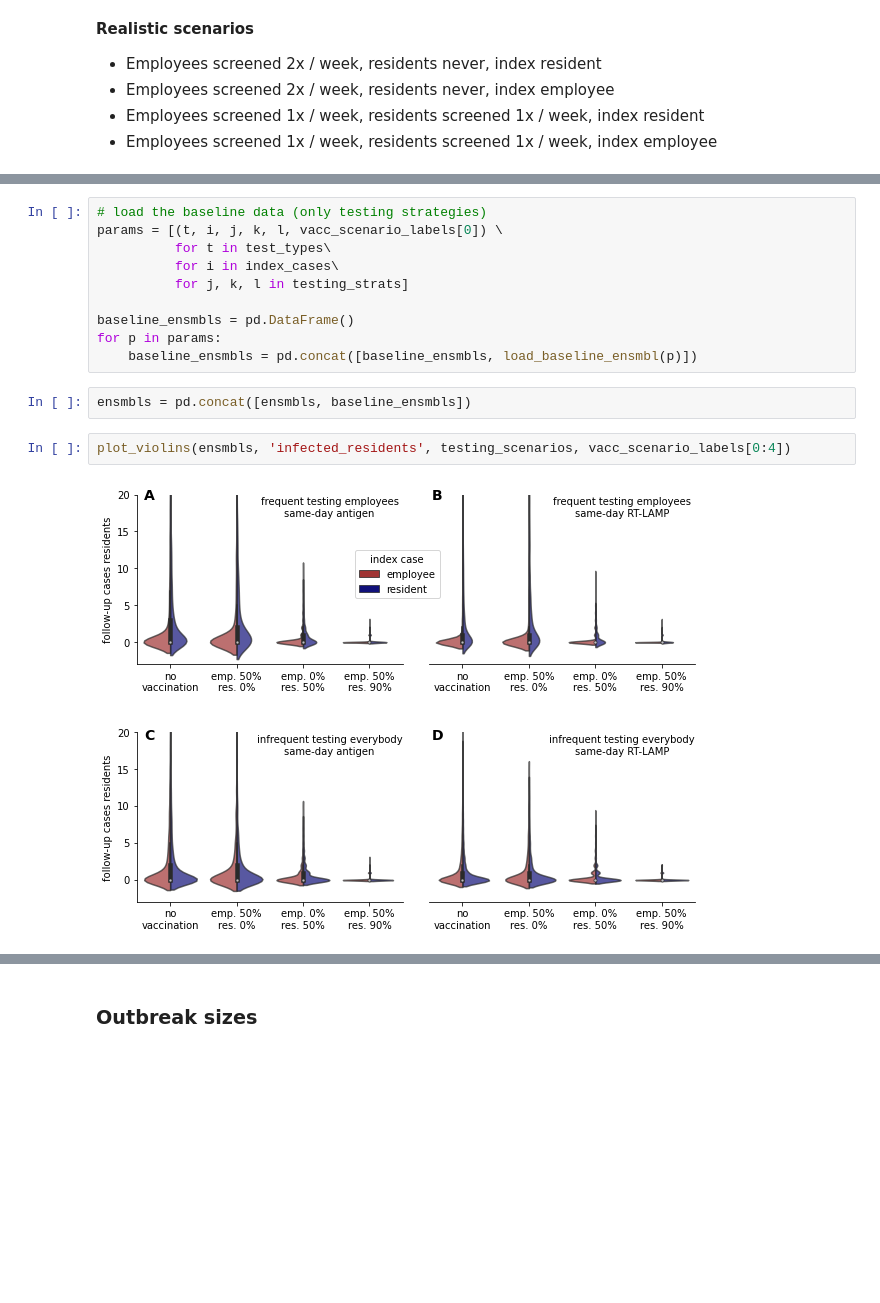
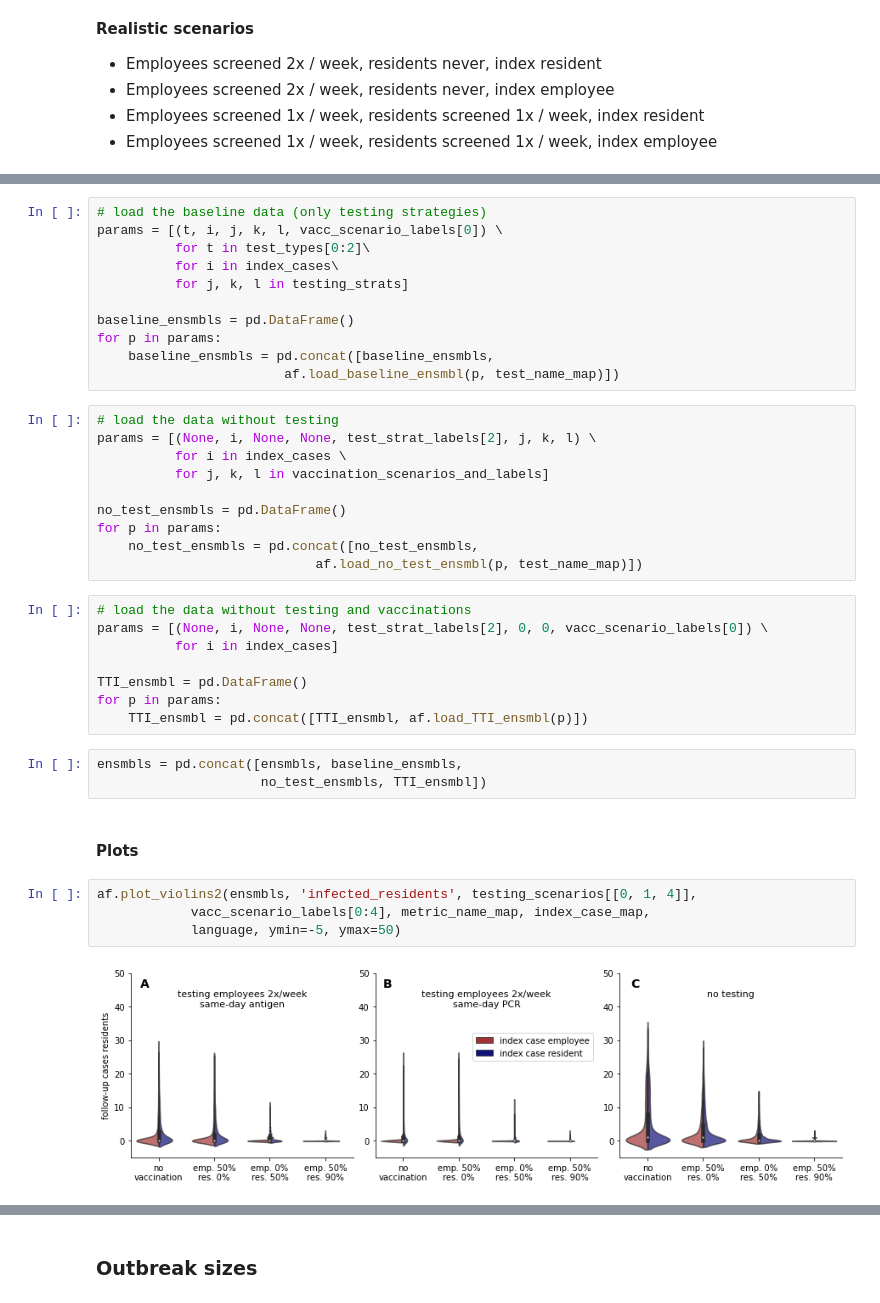
Before and after one commit to JanaLasser/nursing_home_SEIRX, a Jupyter notebook: analysis_testing_and_vaccintion.ipynb, the cells around one changed output, grey strips where cells are left out. Drawn from its saved outputs; the diff is of its cells as text; blank space fills up the shorter version.

Commit message:
moved plot functions to analysis_functions.py module

```diff
--- a/analysis_testing_and_vaccintion.ipynb
+++ b/analysis_testing_and_vaccintion.ipynb
@@ -393,16 +426,40 @@ for p in params:
 # %%
 # load the baseline data (only testing strategies)
 params = [(t, i, j, k, l, vacc_scenario_labels[0]) \
-          for t in test_types\
+          for t in test_types[0:2]\
           for i in index_cases\
           for j, k, l in testing_strats]
 
 baseline_ensmbls = pd.DataFrame()
 for p in params:
-    baseline_ensmbls = pd.concat([baseline_ensmbls, load_baseline_ensmbl(p)])
+    baseline_ensmbls = pd.concat([baseline_ensmbls,
+                        af.load_baseline_ensmbl(p, test_name_map)])
+# %%
+# load the data without testing
+params = [(None, i, None, None, test_strat_labels[2], j, k, l) \
+          for i in index_cases \
+          for j, k, l in vaccination_scenarios_and_labels]
+
+no_test_ensmbls = pd.DataFrame()
+for p in params:
+    no_test_ensmbls = pd.concat([no_test_ensmbls,
+                            af.load_no_test_ensmbl(p, test_name_map)])
+# %%
+# load the data without testing and vaccinations
+params = [(None, i, None, None, test_strat_labels[2], 0, 0, vacc_scenario_labels[0]) \
+          for i in index_cases]
+
+TTI_ensmbl = pd.DataFrame()
+for p in params:
+    TTI_ensmbl = pd.concat([TTI_ensmbl, af.load_TTI_ensmbl(p)])
 # %%
-ensmbls = pd.concat([ensmbls, baseline_ensmbls])
+ensmbls = pd.concat([ensmbls, baseline_ensmbls,
+                     no_test_ensmbls, TTI_ensmbl])
+# %% [markdown]
+#### Plots
 # %%
-plot_violins(ensmbls, 'infected_residents', testing_scenarios, vacc_scenario_labels[0:4])
+af.plot_violins2(ensmbls, 'infected_residents', testing_scenarios[[0, 1, 4]],
+            vacc_scenario_labels[0:4], metric_name_map, index_case_map,
+            language, ymin=-5, ymax=50)
 # %% [output]
-[figure, old version]
+[figure, new version]
```
Also changed, not shown: parts of 137 cells of this notebook, 1 other file.
